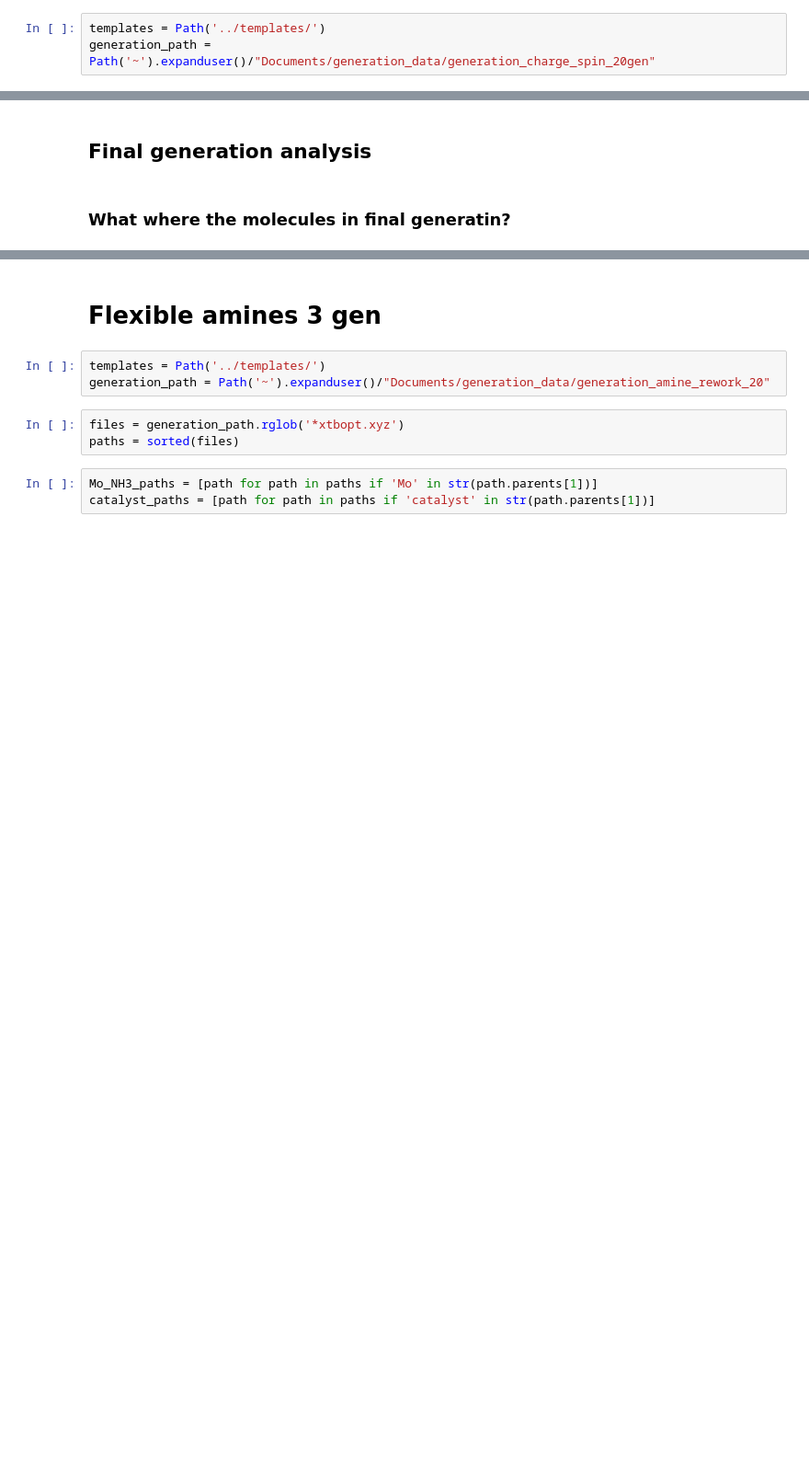
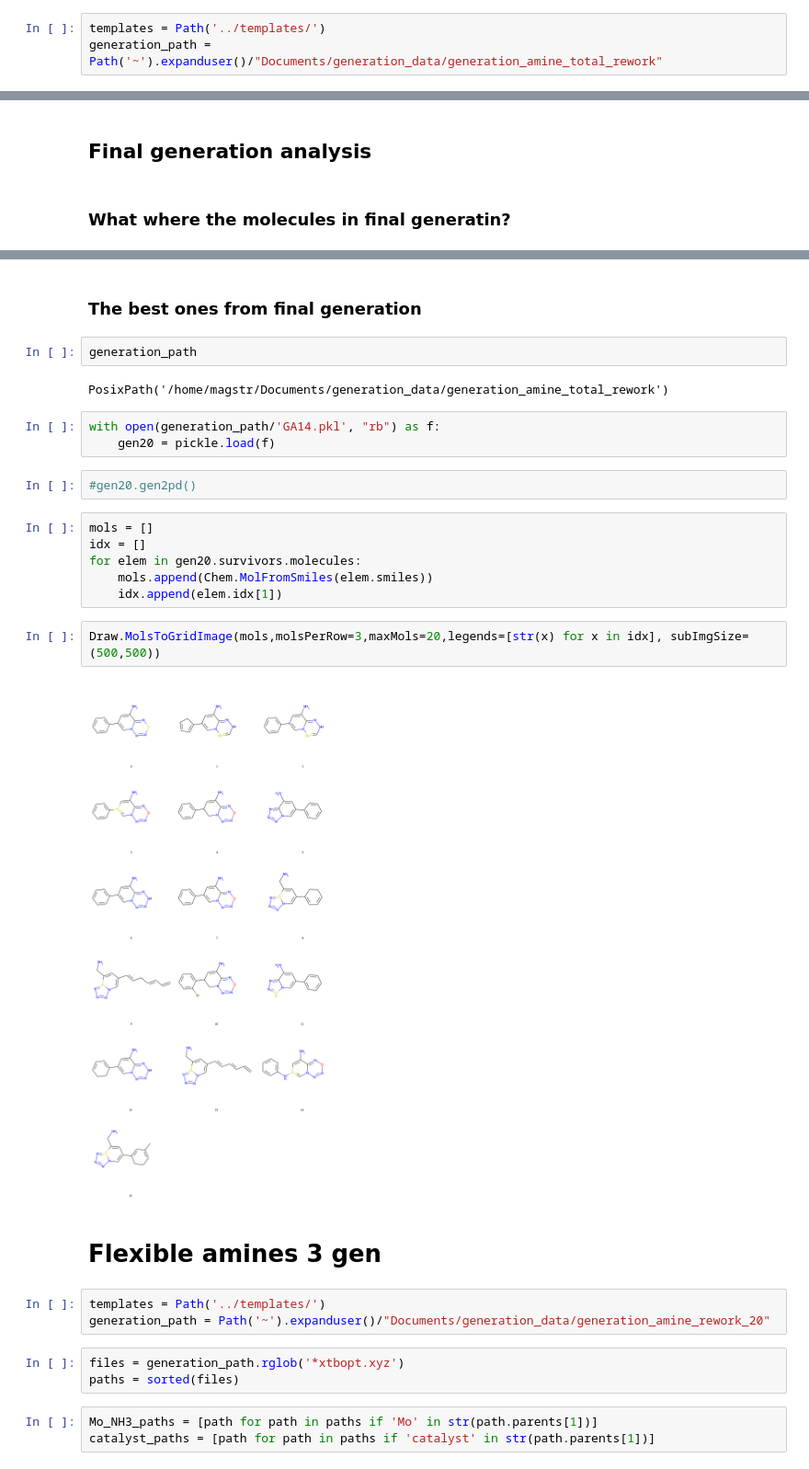
Before and after one commit to Strandgaard96/GB_GA, a Jupyter notebook: notebooks/Generation_exploration.ipynb, the cells around one changed output, grey strips where cells are left out. Shown: that part at 92% size. Drawn from its saved outputs; the diff is of its cells as text; blank space fills up the shorter version.

```diff
--- a/notebooks/Generation_exploration.ipynb
+++ b/notebooks/Generation_exploration.ipynb
@@ -74,7 +74,7 @@ def draw_generation(
         print("py3Dmol, RDKit, and IPython are required for this feature.")
 # %%
 templates = Path('../templates/')
-generation_path = Path('~').expanduser()/"Documents/generation_data/generation_charge_spin_20gen"
+generation_path = Path('~').expanduser()/"Documents/generation_data/generation_amine_total_rework"
 # %%
 files = generation_path.rglob('*xtbopt.xyz')
 paths = sorted(files)
@@ -142,4 +142,25 @@ interactive(children=(IntSlider(value=0, description='idx', max=22), Output()),
 <function __main__.conf_viewer(idx)>
+# %% [markdown]
+### The best ones from final generation
+# %%
+generation_path
+# %% [output]
+PosixPath('/home/magstr/Documents/generation_data/generation_amine_total_rework')
+# %%
+with open(generation_path/'GA14.pkl', "rb") as f:
+    gen20 = pickle.load(f)
+# %%
+#gen20.gen2pd()
+# %%
+mols = []
+idx = []
+for elem in gen20.survivors.molecules:
+    mols.append(Chem.MolFromSmiles(elem.smiles))
+    idx.append(elem.idx[1])
+# %%
+Draw.MolsToGridImage(mols,molsPerRow=3,maxMols=20,legends=[str(x) for x in idx], subImgSize=(500,500))
+# %% [output]
+[figure, added]
 # %% [markdown]
 # Flexible amines 3 gen
 # %%
```
Also changed, not shown: parts of 5 cells of this notebook, 3 other files.
